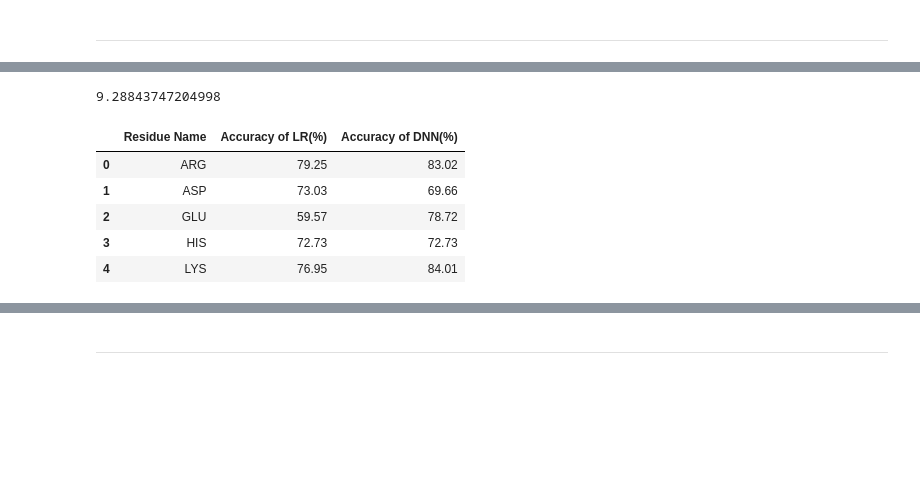
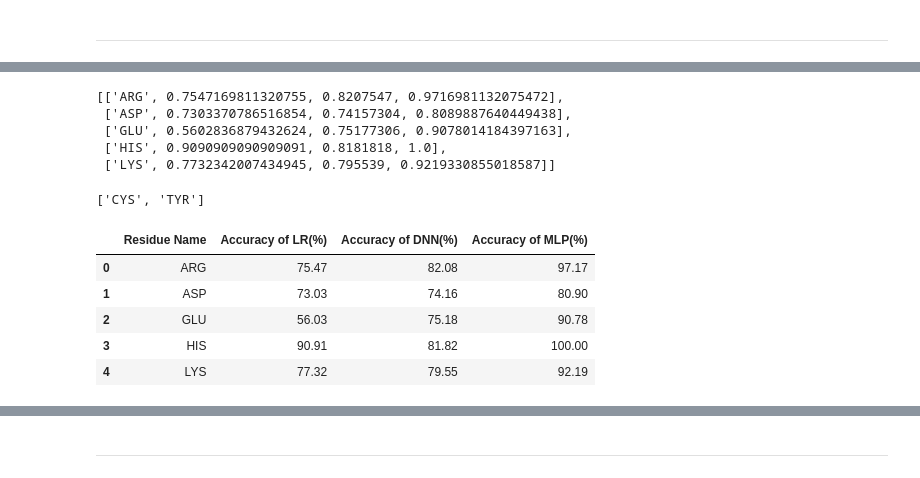
Before and after one commit to YongjiaXu/protein_pKa, a Jupyter notebook: protein_pKa.ipynb, the cells around one changed output, grey strips where cells are left out. Drawn from its saved outputs; the diff is of its cells as text; code cells hidden in the pictures; blank space fills up the shorter version.

Commit message:
add mlp pred

```diff
--- a/protein_pKa.ipynb
+++ b/protein_pKa.ipynb
@@ -353,3 +332,0 @@ df_ASP_copy['Diff'] = df_ASP_copy['Expt. pKa'] - df_ASP_copy['pKa']
-# %%
-pivot = (max(df_ASP_copy['Expt. pKa']) + min(df_ASP_copy['Expt. pKa']))/2
-print(pivot)
@@ -381,0 +359,6 @@ def rearrange_df_aa(df_AA):
+# %%
+from sklearn.model_selection import train_test_split
+from timeit import default_timer as timer
+
+df = pd.read_csv('10_proteins.csv')
+list_AA = ['ARG', 'ASP', 'CYS', 'GLU', 'HIS', 'LYS', 'TYR']
@@ -449,3 +469,15 @@ def pred_by_res(target_AA):
+# %%
+def create_df_AA():
+    df_AA = df.loc[(df['Res Name'] == target_AA)]
+    if df_AA.empty:
+        return df_AA
+    # find pivot for target
+    pivot = (max(df_AA['Expt. pKa']) + min(df_AA['Expt. pKa']))/2
+
+    df_AA['Target'] = 0
+    df_AA.loc[df_AA['Expt. pKa'] >= pivot, 'Target'] = 1
+    df_AA.loc[df_AA['Expt. pKa'] < pivot, 'Target'] = 0
+    return df_AA
 # %%
 from sklearn.model_selection import train_test_split
 from timeit import default_timer as timer
@@ -453,18 +485,15 @@ from timeit import default_timer as timer
 list_AA = ['ARG', 'ASP', 'CYS', 'GLU', 'HIS', 'LYS', 'TYR']
 skipped = []
 accuracy = []
-time = []
 for target_AA in list_AA:
 
-    start = timer()
-    LR_accuracy, DNN_accuracy = pred_by_res(target_AA)
-    end = timer()
-    if LR_accuracy == -1:
+    df_AA = create_df_AA()
+    if df_AA.empty:
         skipped.append(target_AA)
-        continue;
-    time.append(end-start)
-    accuracy.append([target_AA, LR_accuracy, DNN_accuracy])
-
-print(time)
-print(accuracy)
+        continue
+    train_x, train_y, test_x, test_y = pred_by_res(target_AA)
+    acc_lr = LR_pred(train_x, train_y, test_x, test_y)
+    acc_dnn = DNN_pred(train_x, train_y, test_x, test_y)
+    acc_mlp = MLP_pred(train_x, train_y, test_x, test_y)
+    accuracy.append([target_AA, acc_lr, acc_dnn, acc_mlp])
 # %% [output]
@@ -488,21 +660,30 @@ INFO:tensorflow:Saving 'checkpoint_path' summary for global step 5000: /var/fold
-# %%
-print(sum(time)/60)
-# %% [output]
-9.28843747204998
+# %%
+accuracy
+# %% [output]
+[['ARG', 0.7547169811320755, 0.8207547, 0.9716981132075472],
+ ['ASP', 0.7303370786516854, 0.74157304, 0.8089887640449438],
+ ['GLU', 0.5602836879432624, 0.75177306, 0.9078014184397163],
+ ['HIS', 0.9090909090909091, 0.8181818, 1.0],
+ ['LYS', 0.7732342007434945, 0.795539, 0.9219330855018587]]
+# %%
+skipped
+# %% [output]
+['CYS', 'TYR']
 # %%
 
 df_accuracy = pd.DataFrame(accuracy,
-                          columns = ['Residue Name', 'Accuracy of LR(%)', 'Accuracy of DNN(%)'])
+                          columns = ['Residue Name', 'Accuracy of LR(%)', 'Accuracy of DNN(%)', 'Accuracy of MLP(%)'])
 df_accuracy['Accuracy of LR(%)'] = df_accuracy['Accuracy of LR(%)'].astype(float) * 100
 df_accuracy['Accuracy of DNN(%)'] = df_accuracy['Accuracy of DNN(%)'].astype(float) * 100
+df_accuracy['Accuracy of MLP(%)'] = df_accuracy['Accuracy of MLP(%)'].astype(float) * 100
 df_accuracy.round(2)
 # %% [output]
-|  | Residue Name | Accuracy of LR(%) | Accuracy of DNN(%) |
-| 0 | ARG | 79.25 | 83.02 |
-| 1 | ASP | 73.03 | 69.66 |
-| 2 | GLU | 59.57 | 78.72 |
-| 3 | HIS | 72.73 | 72.73 |
-| 4 | LYS | 76.95 | 84.01 |
+|  | Residue Name | Accuracy of LR(%) | Accuracy of DNN(%) | Accuracy of MLP(%) |
+| 0 | ARG | 75.47 | 82.08 | 97.17 |
+| 1 | ASP | 73.03 | 74.16 | 80.90 |
+| 2 | GLU | 56.03 | 75.18 | 90.78 |
+| 3 | HIS | 90.91 | 81.82 | 100.00 |
+| 4 | LYS | 77.32 | 79.55 | 92.19 |
 # %%
 import plotly.express as px
 import plotly.graph_objs as go
```
Also changed, not shown: parts of 24 cells of this notebook, 4 other files.
